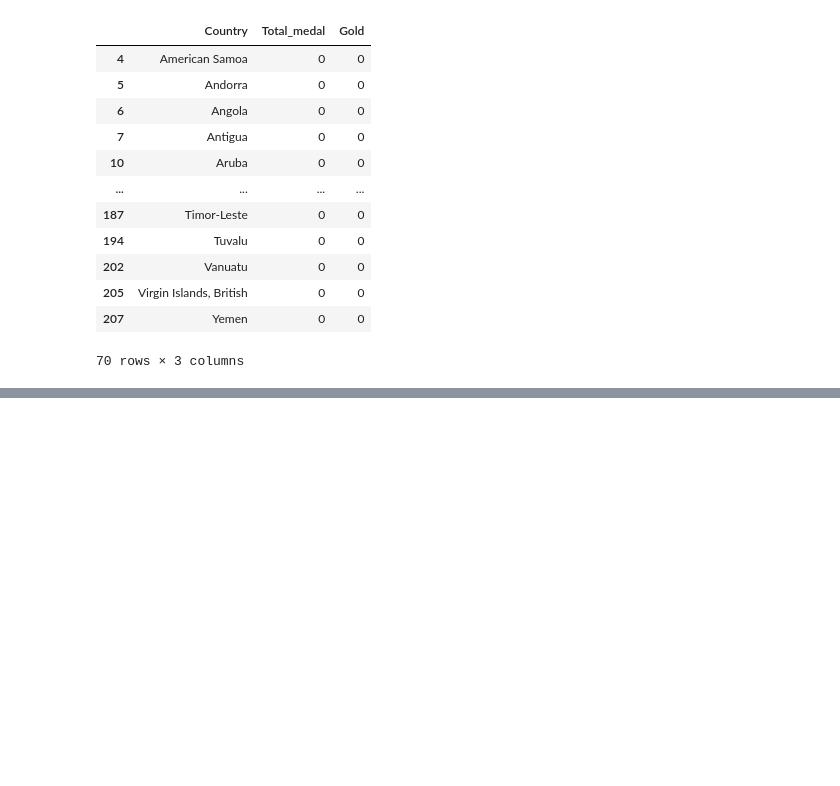
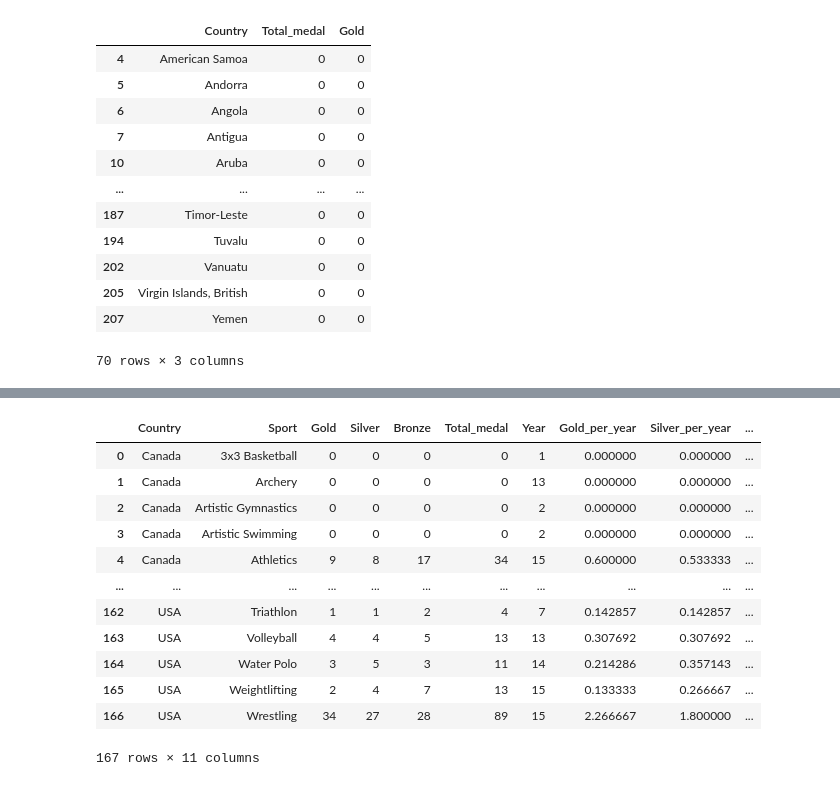
Before and after one commit to Evan-Li-2024/2025MCM-c, a Jupyter notebook: Olympics-analysis.ipynb, the cells around one changed output, grey strips where cells are left out. Drawn from its saved outputs; the diff is of its cells as text; code cells hidden in the pictures; blank space fills up the shorter version.

Commit message:
all the data and code

```diff
--- a/Olympics-analysis.ipynb
+++ b/Olympics-analysis.ipynb
@@ -2785,0 +2825,16 @@ no_medal_predictions.to_csv('no_medal_predictions.csv',index = False)
+# %%
+# 提取中国和美国的数据
+china_us_data = history_sport_summary[
+    history_sport_summary['Country'].isin(['China', 'USA','Canada'])
+].copy()
+
+# 按国家和运动项目分组，计算总体统计
+summary_by_sport = china_us_data.groupby(['Country', 'Sport']).agg({
+    'Gold': 'sum',
+    'Silver': 'sum',
+    'Bronze': 'sum',
+    'Total_medal': 'sum',
+    'Year': 'count'  # 参赛次数
+}).reset_index()
+
+summary_by_sport
@@ -2785,0 +2861,16 @@ no_medal_predictions.to_csv('no_medal_predictions.csv',index = False)
+# %%
+summary_by_sport
+# %% [output]
+|  | Country | Sport | Gold | Silver | Bronze | Total_medal | Year | Gold_per_year | Silver_per_year | ... |
+| 0 | Canada | 3x3 Basketball | 0 | 0 | 0 | 0 | 1 | 0.000000 | 0.000000 | ... |
+| 1 | Canada | Archery | 0 | 0 | 0 | 0 | 13 | 0.000000 | 0.000000 | ... |
+| 2 | Canada | Artistic Gymnastics | 0 | 0 | 0 | 0 | 2 | 0.000000 | 0.000000 | ... |
+| 3 | Canada | Artistic Swimming | 0 | 0 | 0 | 0 | 2 | 0.000000 | 0.000000 | ... |
+| 4 | Canada | Athletics | 9 | 8 | 17 | 34 | 15 | 0.600000 | 0.533333 | ... |
+| ... | ... | ... | ... | ... | ... | ... | ... | ... | ... | ... |
+| 162 | USA | Triathlon | 1 | 1 | 2 | 4 | 7 | 0.142857 | 0.142857 | ... |
+| 163 | USA | Volleyball | 4 | 4 | 5 | 13 | 13 | 0.307692 | 0.307692 | ... |
+| 164 | USA | Water Polo | 3 | 5 | 3 | 11 | 14 | 0.214286 | 0.357143 | ... |
+| 165 | USA | Weightlifting | 2 | 4 | 7 | 13 | 15 | 0.133333 | 0.266667 | ... |
+| 166 | USA | Wrestling | 34 | 27 | 28 | 89 | 15 | 2.266667 | 1.800000 | ... |
+167 rows × 11 columns
```
Also changed, not shown: parts of 11 cells of this notebook, 10 other files.
